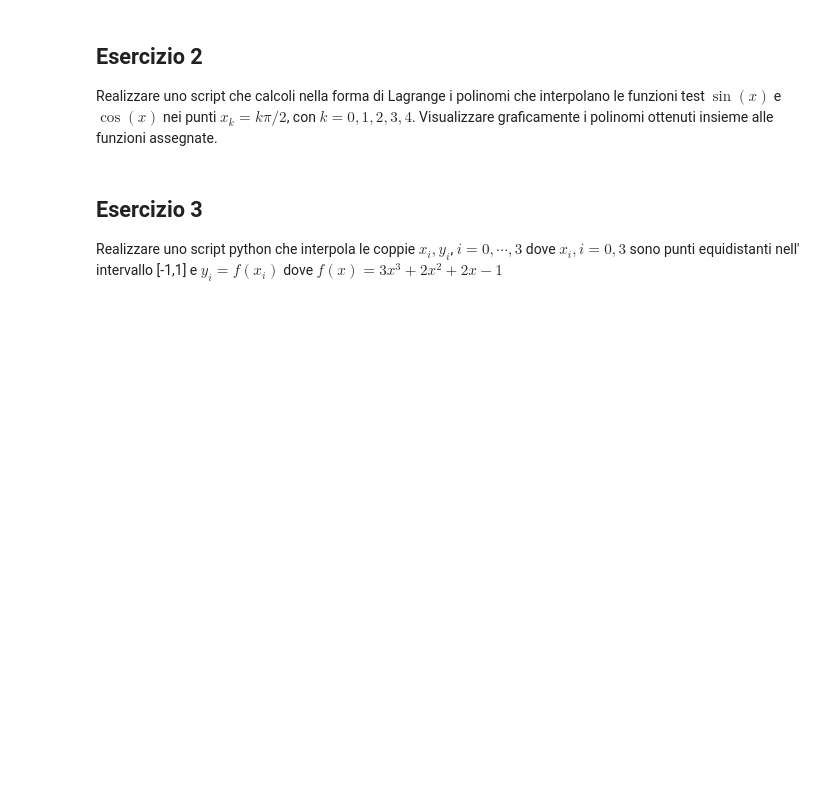
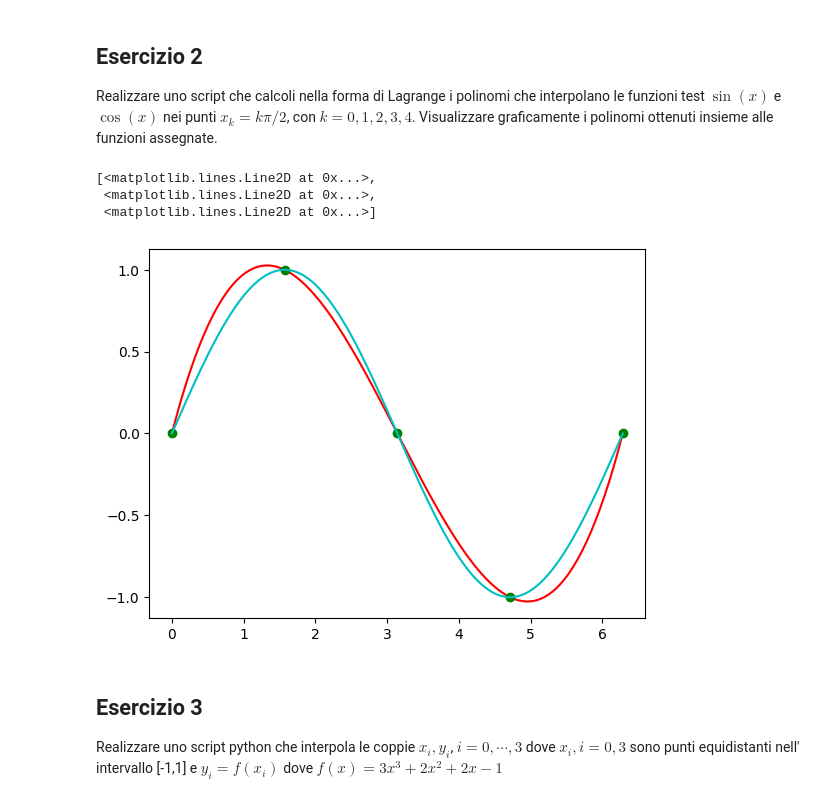
Before and after one commit to AndrewGagliottiUnibo/IoT-Project-network-, a Jupyter notebook: MetodiLab/11/Esercitazione11.ipynb, the cells around one changed output. Cells and saved outputs as stored; diff of their text form; code cells hidden in the pictures; blank space fills up the shorter version.

```diff
--- a/MetodiLab/11/Esercitazione11.ipynb
+++ b/MetodiLab/11/Esercitazione11.ipynb
@@ -59,9 +59,20 @@ def plagr(xnodi, i):
 
     return p
 # %%
-def interpol(x, y, n):
+def interpL(x, y, xx):
 
-    for i in range(n)
+    n = x.shape[0]
+    m = xx.shape[0]
+    matL = np.zeros((m, n))
+
+    for i in range(n):
+        p = plagr(x, i)
+        L = np.polyval(p, xx)
+        matL[:, i] = L
+
+    pol = matL @ y
+
+    return pol
 # %% [markdown]
 **Sperimentazione numerica**
 
@@ -103,6 +114,21 @@ Realizzare uno script che calcoli nella forma di Lagrange i polinomi che
 interpolano le funzioni test $\sin(x)$ e $\cos(x)$ nei punti $x_k = k \pi/2$, con
 $k = 0, 1, 2, 3, 4$. Visualizzare graficamente i polinomi ottenuti insieme
 alle funzioni assegnate.
+# %%
+x = np.arange(0, 2 * np.pi + 0.1, np.pi/2)
+y = np.sin(x)
+n = x.shape[0]
+xx = np.linspace(x[0], x[n - 1], 200)
+pol = interpL(x, y, xx)
+
+# Con quelle 5 coppie di pallini si costruisce il polinomio interpolato che
+# differisce di poco da quello ciano che è quello esatto
+plt.plot(xx, pol, 'r-', x, y, 'go', xx, np.sin(xx), 'c-')
+# %% [output]
+[<matplotlib.lines.Line2D at 0x...>,
+ <matplotlib.lines.Line2D at 0x...>,
+ <matplotlib.lines.Line2D at 0x...>]
+[figure, added]
 # %% [markdown]
 ## Esercizio 3
 Realizzare uno script python che interpola le coppie $x_i,y_i$, $i=0,\cdots,3$
```
